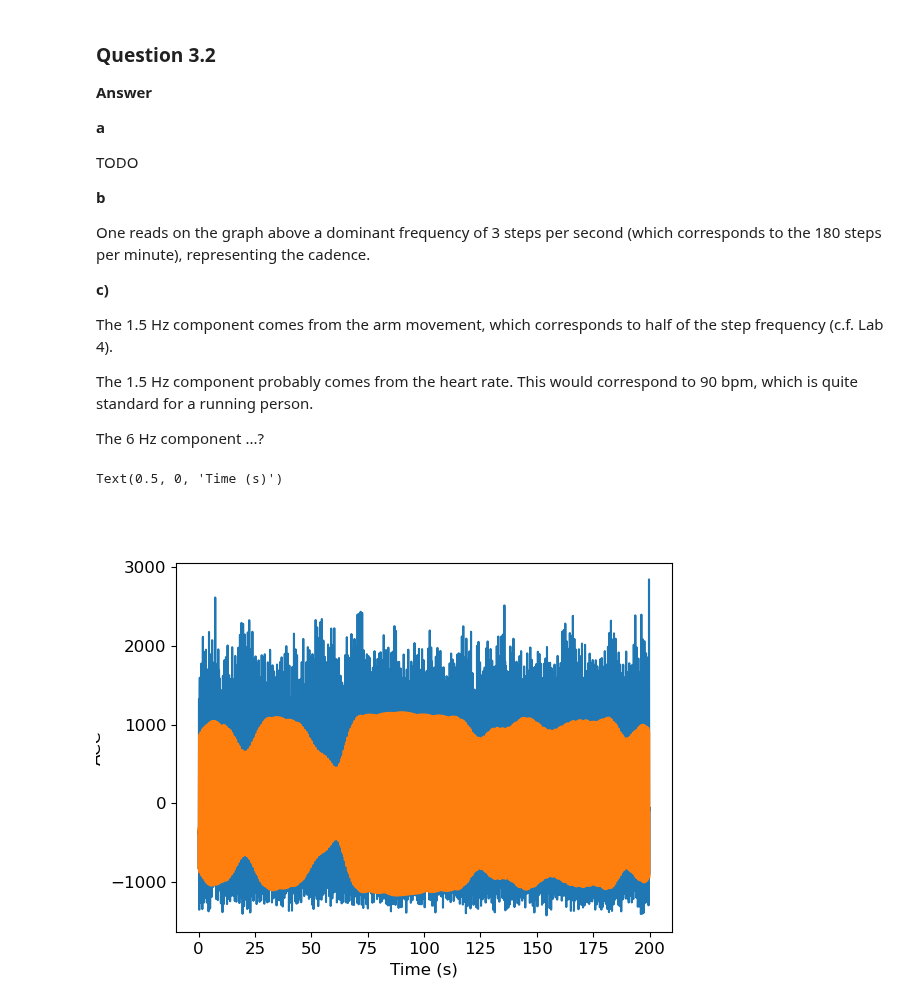
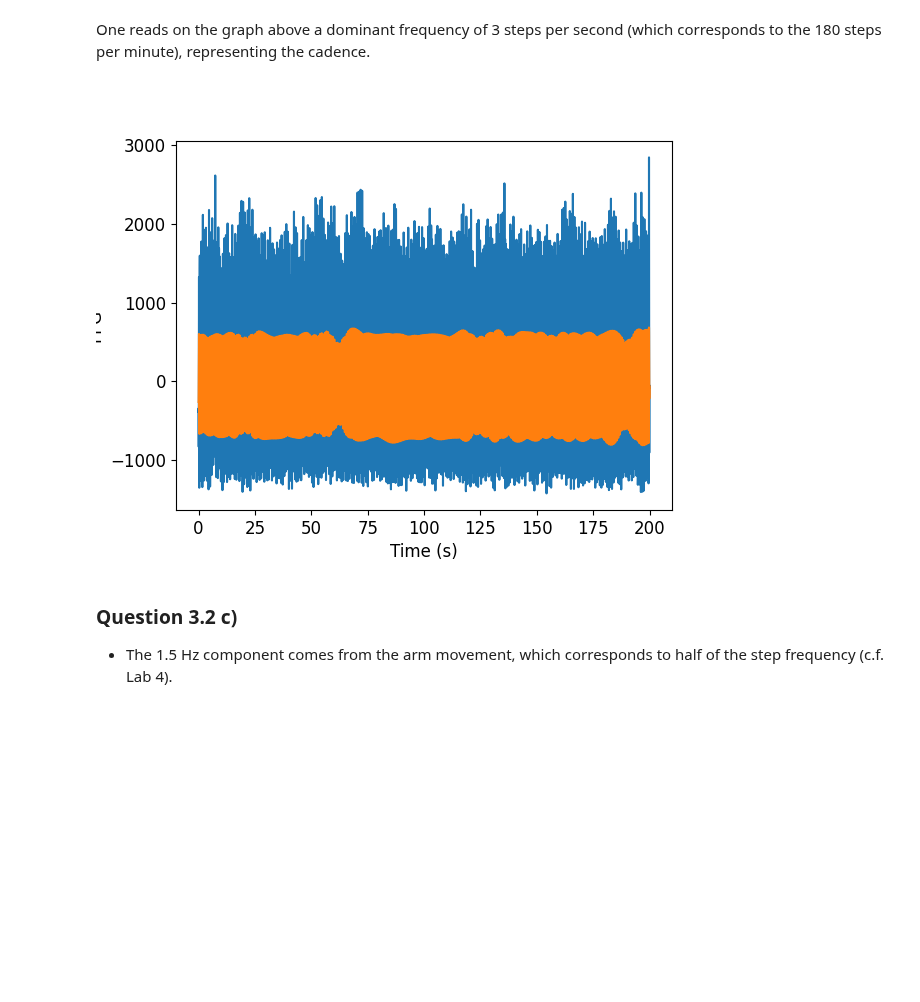
Before and after one commit to roduit/EE-512-Biomedical-signal-processing, a Jupyter notebook: labs/lab08/Jupyter/Experiment3.ipynb, the cells around one changed output. Saved outputs shown, nothing was run; the diff lists cells and outputs as text; code cells hidden in the pictures; blank space fills up the shorter version.

```diff
--- a/labs/lab08/Jupyter/Experiment3.ipynb
+++ b/labs/lab08/Jupyter/Experiment3.ipynb
@@ -99,34 +102,19 @@ Y_acc2, fc_acc2, sig_acc2 = ssa_decomposition(filt_acc, L, fs, 2)
+# %% [markdown]
+One reads on the graph above a dominant frequency of 3 steps per second (which corresponds to the 180 steps per minute), representing the cadence.
+# %%
+cadence_components = [1,3,6]
+fig = plt.figure()
+plt.plot(time, filt_acc)
+plt.plot(time, np.sum(Y_acc2[:, cadence_components], axis=1), label='Cadence')
+plt.ylabel('PPG')
+plt.xlabel('Time (s)')
+plt.show()
+# %% [output]
+[figure, added]
 # %% [markdown]
-### Question 3.2
+### Question 3.2 c)
 
-**Answer**
-
-**a**
-
-TODO
-
-**b**
-
-One reads on the graph above a dominant frequency of 3 steps per second (which corresponds to the 180 steps per minute), representing the cadence.
-
-**c)**
-
-The 1.5 Hz component comes from the arm movement, which corresponds to half of the step frequency (c.f. Lab 4).
-
-The 1.5 Hz component probably comes from the heart rate. This would correspond to 90 bpm, which is quite standard for a running person.
-
-The 6 Hz component ...?
+- The 1.5 Hz component comes from the arm movement, which corresponds to half of the step frequency (c.f. Lab 4).
-# %%
-# Find components characterizing respiration
-cadence_components = [0, 1]
-fig = plt.figure()
-plt.plot(time, filt_acc)
-plt.plot(time, np.sum(Y_acc2[:, cadence_components], axis=1), label='Cadence')
-plt.ylabel('ACC')
-plt.xlabel('Time (s)')
-# %% [output]
-Text(0.5, 0, 'Time (s)')
-[figure, removed]
 # %%
 # Remove respiration component(s)
 filt_x2 = filt_x - np.sum(Y_2[:, resp_components], 1)
```
Also changed, not shown: parts of 14 cells of this notebook, 20 other files.
